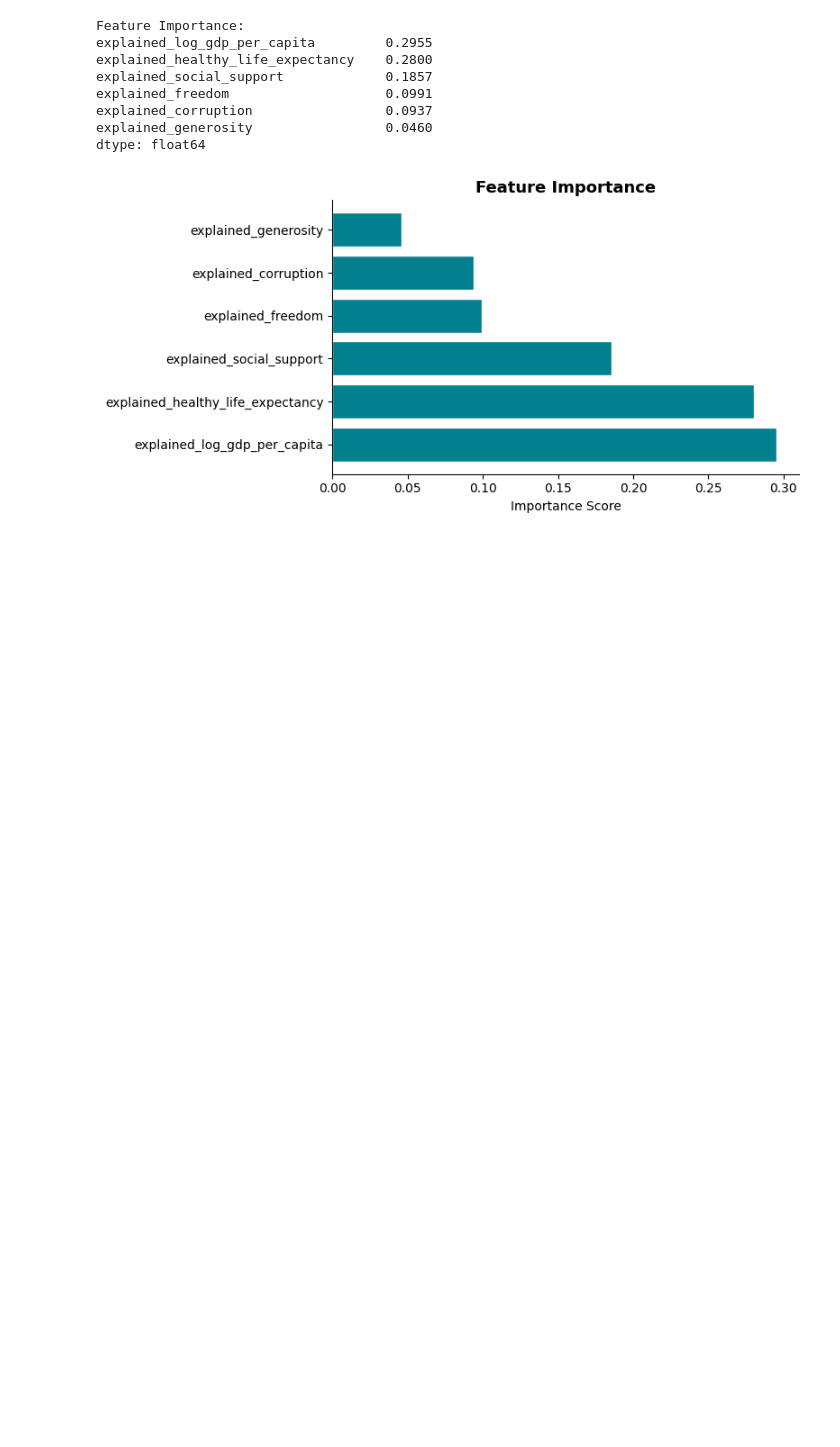
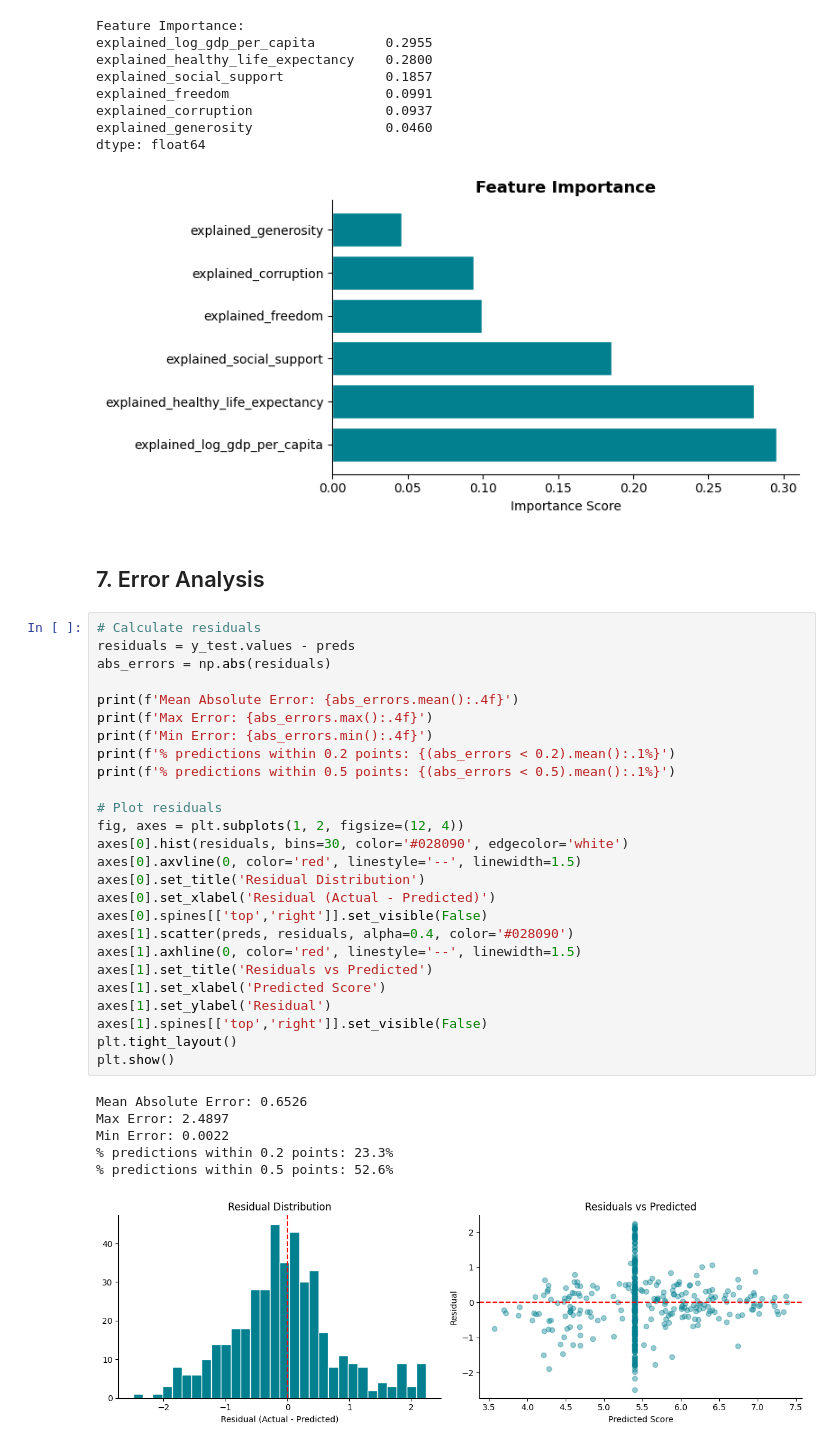
Before and after one commit to bvoncarr/world-happiness-predictor, a Jupyter notebook: notebooks/03_experiments.ipynb, the cells around one changed output. Cells and saved outputs as stored; diff of their text form; blank space fills up the shorter version.

```diff
--- a/notebooks/03_experiments.ipynb
+++ b/notebooks/03_experiments.ipynb
@@ -76,3 +81,38 @@ explained_corruption                 0.0937
 explained_generosity                 0.0460
 dtype: float64
 [figure]
+# %% [markdown]
+## 7. Error Analysis
+# %%
+# Calculate residuals
+residuals = y_test.values - preds
+abs_errors = np.abs(residuals)
+
+print(f'Mean Absolute Error: {abs_errors.mean():.4f}')
+print(f'Max Error: {abs_errors.max():.4f}')
+print(f'Min Error: {abs_errors.min():.4f}')
+print(f'% predictions within 0.2 points: {(abs_errors < 0.2).mean():.1%}')
+print(f'% predictions within 0.5 points: {(abs_errors < 0.5).mean():.1%}')
+
+# Plot residuals
+fig, axes = plt.subplots(1, 2, figsize=(12, 4))
+axes[0].hist(residuals, bins=30, color='#028090', edgecolor='white')
+axes[0].axvline(0, color='red', linestyle='--', linewidth=1.5)
+axes[0].set_title('Residual Distribution')
+axes[0].set_xlabel('Residual (Actual - Predicted)')
+axes[0].spines[['top','right']].set_visible(False)
+axes[1].scatter(preds, residuals, alpha=0.4, color='#028090')
+axes[1].axhline(0, color='red', linestyle='--', linewidth=1.5)
+axes[1].set_title('Residuals vs Predicted')
+axes[1].set_xlabel('Predicted Score')
+axes[1].set_ylabel('Residual')
+axes[1].spines[['top','right']].set_visible(False)
+plt.tight_layout()
+plt.show()
+# %% [output]
+Mean Absolute Error: 0.6526
+Max Error: 2.4897
+Min Error: 0.0022
+% predictions within 0.2 points: 23.3%
+% predictions within 0.5 points: 52.6%
+[figure, added]
```
Also changed, not shown: parts of 5 cells of this notebook, 4 other files.
